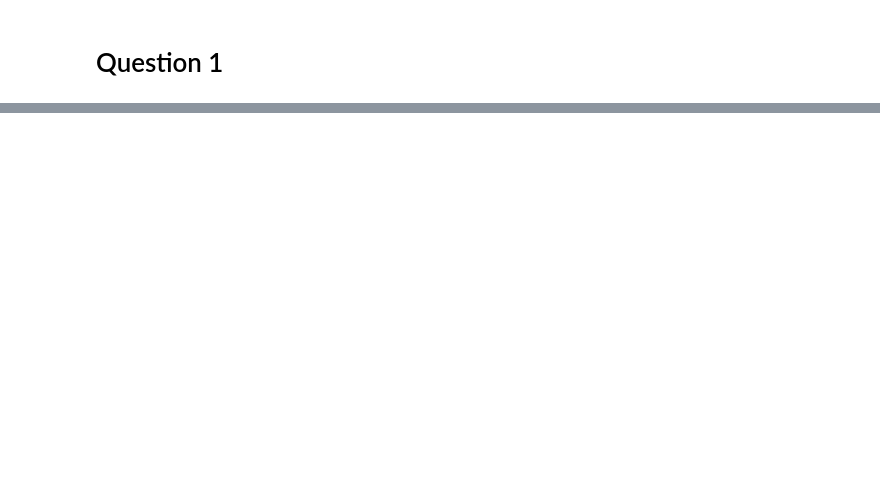
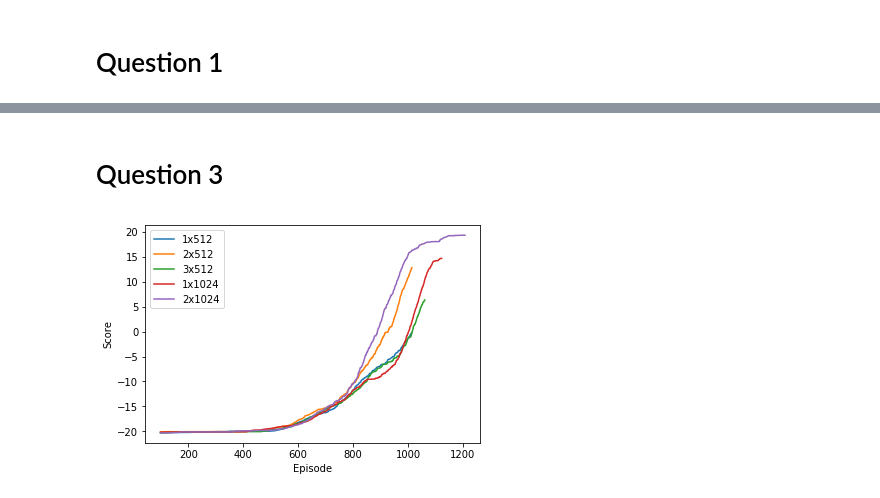
Before and after one commit to jperl/rl-homework, a Jupyter notebook: berkeley/hw3/answers/Answers.ipynb, the cells around one changed output, grey strips where cells are left out. Cells and saved outputs as stored; diff of their text form; code cells hidden in the pictures; blank space fills up the shorter version.

```diff
--- a/berkeley/hw3/answers/Answers.ipynb
+++ b/berkeley/hw3/answers/Answers.ipynb
@@ -21,0 +40,21 @@ plt.show()
+# %% [markdown]
+# Question 3
+# %%
+one_512 = pickle.load(open("./default.pkl", "rb"))[0:1015]
+plot_values(one_512, max_label="1x512")
+
+two_512 = pickle.load(open("./2x512.pkl", "rb"))
+plot_values(two_512, max_label="2x512")
+
+three_512 = pickle.load(open("./3x512.pkl", "rb"))
+plot_values(three_512, max_label="3x512")
+
+one_1024 = pickle.load(open("./1x1024.pkl", "rb"))
+plot_values(one_1024, max_label="1x1024")
+
+two_1024 = pickle.load(open("./2x1024.pkl", "rb"))
+plot_values(two_1024, max_label="2x1024")
+
+show_plot()
+# %% [output]
+[figure, added]
```
Also changed, not shown: parts of 4 cells of this notebook, 12 other files.
